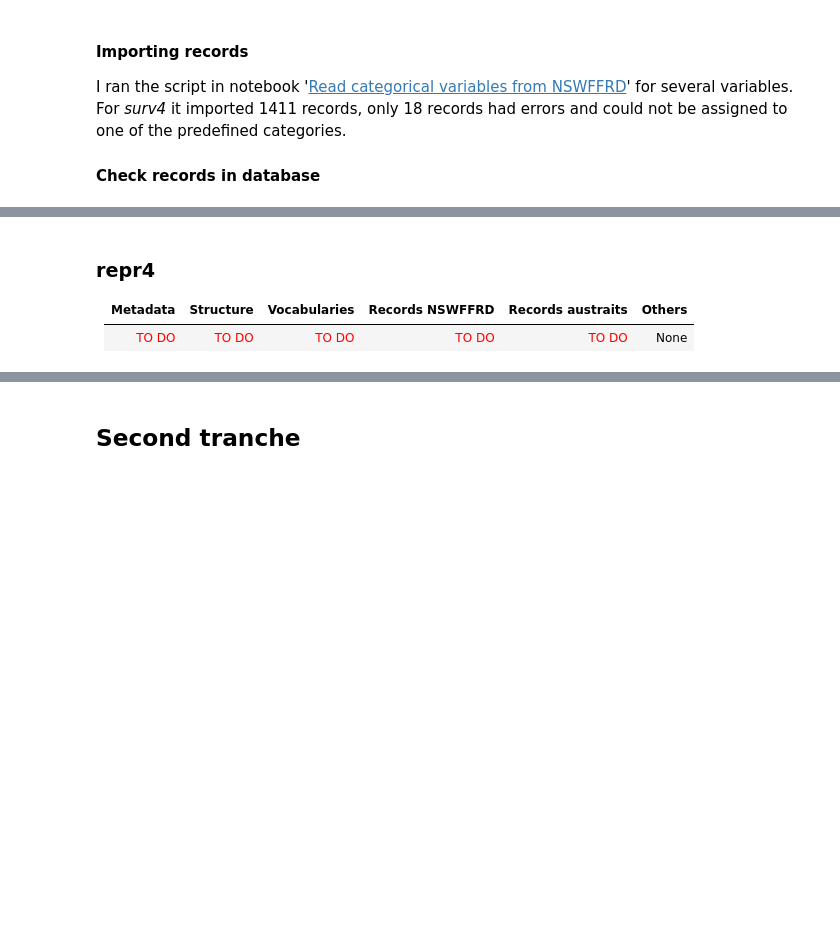
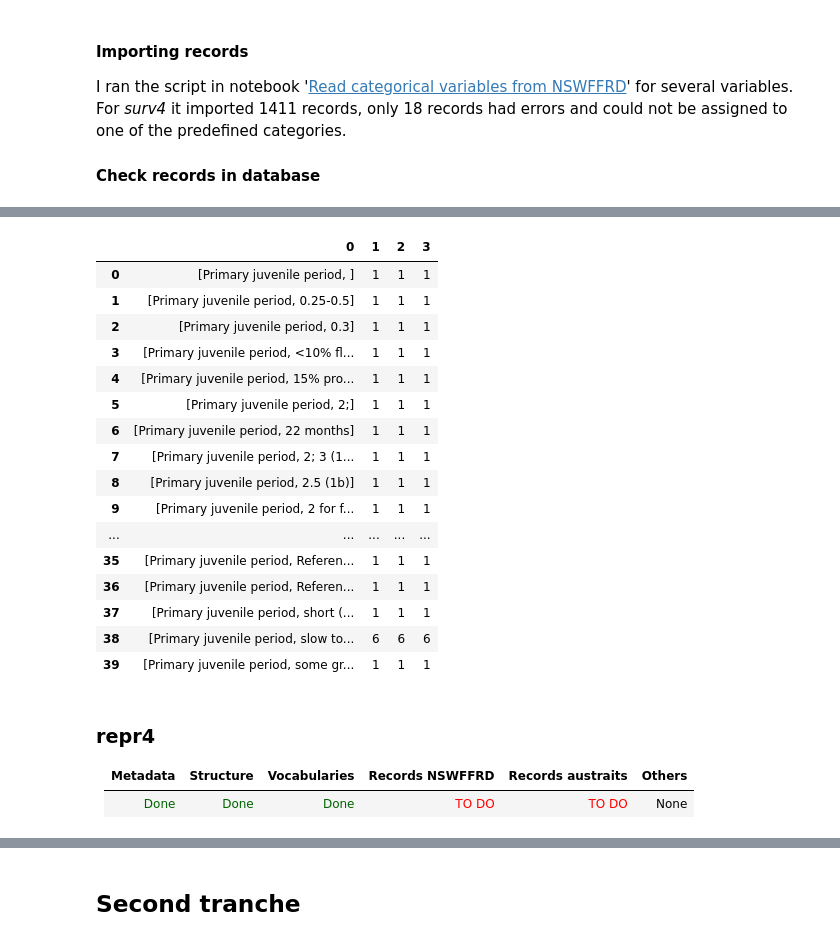
Before and after one commit to ces-unsw-edu-au/fireveg-db-imports, a Jupyter notebook: python/Literature-review/00-Status-Imports.ipynb, the cells around one changed output, grey strips where cells are left out. Saved outputs shown, nothing was run; the diff lists cells and outputs as text; code cells hidden in the pictures; blank space fills up the shorter version.

Commit message:
Update import scripts and check progress

```diff
--- a/python/Literature-review/00-Status-Imports.ipynb
+++ b/python/Literature-review/00-Status-Imports.ipynb
@@ -49,0 +53,14 @@ dbparams=read_dbparams(filename,section='aws-lght-sl')
+# %%
+# Check comments on vocabularies
+qry_vocabulary = "SELECT pg_catalog.obj_description(t.oid, 'pg_type')::json from pg_type t where typname = '%s';"
+
+# Number of records per value of categorical variable
+qry_values = ' select norm_value,count(*),count(distinct species),count(distinct species_code) from litrev.%s group by norm_value;'
+
+# Number of records per value of numerical variable
+qry_triplet = ' select best is NULL as b, lower is NULL as l, upper is NULL as u,count(*),count(distinct species),count(distinct species_code) from litrev.%s group by b,l,u;'
+
+# Raw values when norm value is NULL
+qry_nulls = ' select raw_value,count(*),count(distinct species),count(distinct species_code) from litrev.%s where norm_value is NULL group by raw_value;'
+# Raw values when best/lower/upper are all NULL
+qry_triplet_nulls = 'select raw_value,count(*),count(distinct species),count(distinct species_code) from litrev.%s where best is NULL and lower is NULL and upper is NULL group by raw_value;'
@@ -253,5 +311,26 @@ res
+# %%
+res=dbquery(qry_triplet_nulls % 'repr3',dbparams)
+pd.DataFrame(res)
+# %% [output]
+|  | 0 | 1 | 2 | 3 |
+| 0 | [Primary juvenile period, ] | 1 | 1 | 1 |
+| 1 | [Primary juvenile period, 0.25-0.5] | 1 | 1 | 1 |
+| 2 | [Primary juvenile period, 0.3] | 1 | 1 | 1 |
+| 3 | [Primary juvenile period, <10% fl... | 1 | 1 | 1 |
+| 4 | [Primary juvenile period, 15% pro... | 1 | 1 | 1 |
+| 5 | [Primary juvenile period, 2;] | 1 | 1 | 1 |
+| 6 | [Primary juvenile period, 22 months] | 1 | 1 | 1 |
+| 7 | [Primary juvenile period, 2; 3 (1... | 1 | 1 | 1 |
+| 8 | [Primary juvenile period, 2.5 (1b)] | 1 | 1 | 1 |
+| 9 | [Primary juvenile period, 2 for f... | 1 | 1 | 1 |
+| ... | ... | ... | ... | ... |
+| 35 | [Primary juvenile period, Referen... | 1 | 1 | 1 |
+| 36 | [Primary juvenile period, Referen... | 1 | 1 | 1 |
+| 37 | [Primary juvenile period, short (... | 1 | 1 | 1 |
+| 38 | [Primary juvenile period, slow to... | 6 | 6 | 6 |
+| 39 | [Primary juvenile period, some gr... | 1 | 1 | 1 |
 # %% [markdown]
 ### repr4
 Metadata | Structure | Vocabularies | Records NSWFFRD | Records austraits | Others
 ---|---|---|---|---|---
-<font color='red'>TO DO</font>|<font color='red'>TO DO</font>|<font color='red'>TO DO</font>| <font color='red'>TO DO</font>| <font color='red'>TO DO</font>  | None
+<font color='darkgreen'>Done</font>|<font color='darkgreen'>Done</font>|<font color='darkgreen'>Done</font>| <font color='red'>TO DO</font>| <font color='red'>TO DO</font>  | None
```
Also changed, not shown: parts of 57 cells of this notebook, 2 other files.
